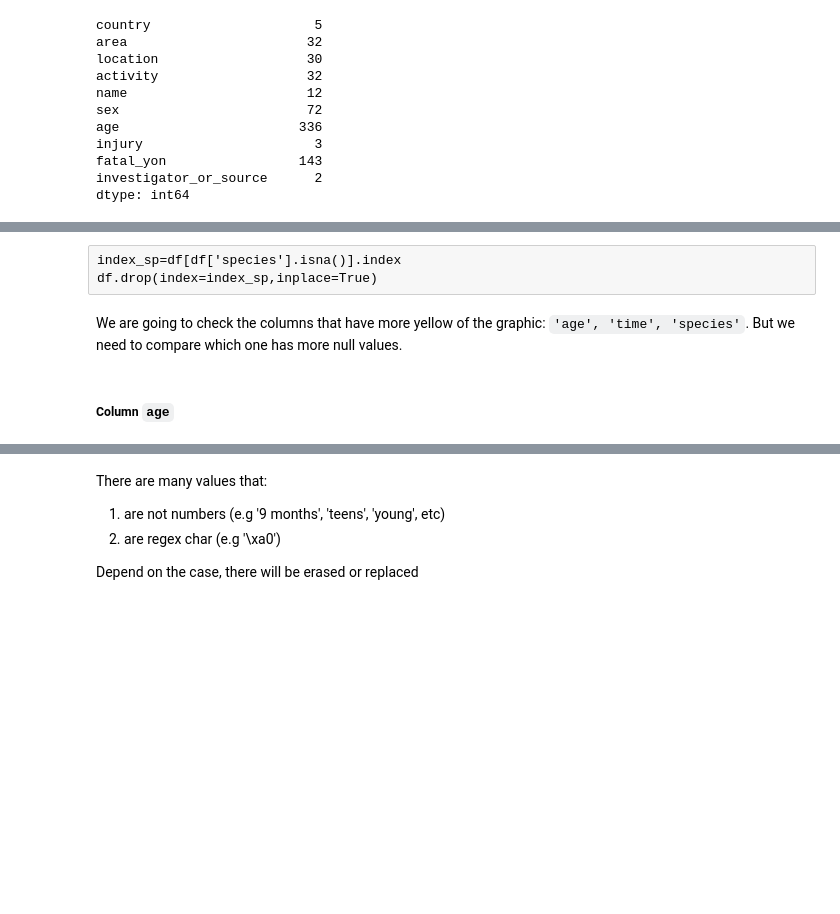
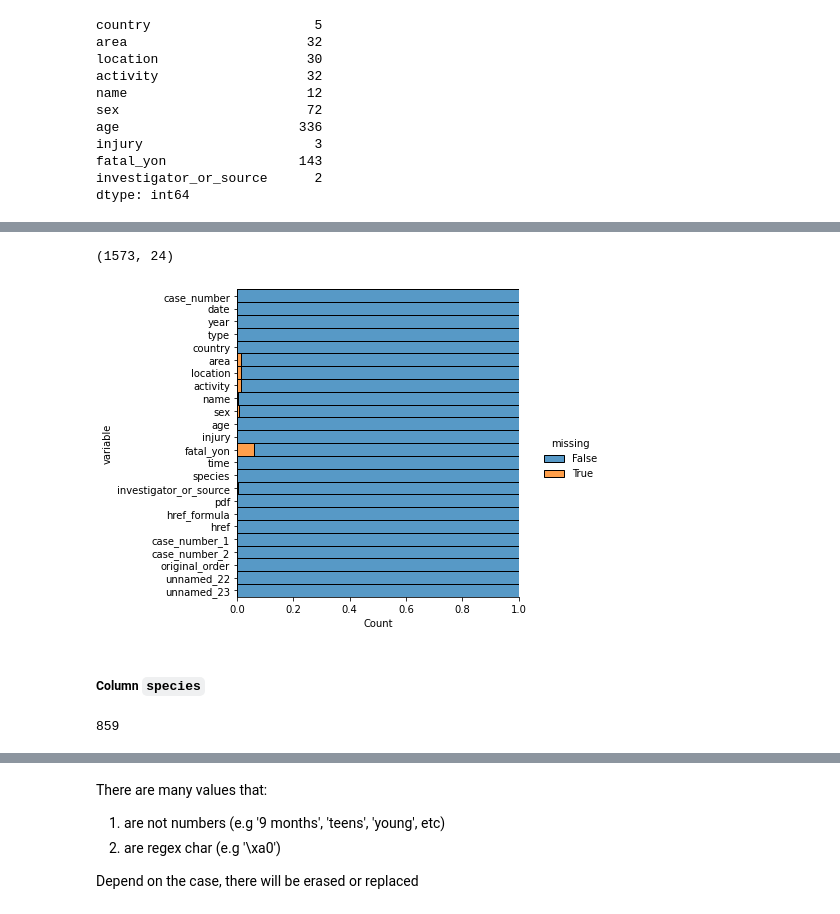
Before and after one commit to iaguerri/Global-Sharks, a Jupyter notebook: nb/DataCleaning-sharks.ipynb, the cells around one changed output, grey strips where cells are left out. Cells and saved outputs as stored; diff of their text form; code cells hidden in the pictures; blank space fills up the shorter version.

Commit message:
checking species unique values

```diff
--- a/nb/DataCleaning-sharks.ipynb
+++ b/nb/DataCleaning-sharks.ipynb
@@ -413,3 +407,0 @@ df.drop(index=index_time,inplace=True)
-# %% [raw]
-index_sp=df[df['species'].isna()].index
-df.drop(index=index_sp,inplace=True)
@@ -419,2 +408,7 @@ nan_cols[nan_cols>0]
+# %%
+index_time=df[df['age'].isna()].index
+df.drop(index=index_time,inplace=True)
 # %%
 df.shape
+# %% [output]
+(1573, 24)
@@ -424,4 +415,16 @@ nan_cols[nan_cols>0]
+# %%
+sns.displot(data=df.isna().melt(value_name="missing"),
+    y="variable",
+    hue="missing",
+    multiple="fill",
+    aspect=1.25)
+
+plt.show()
+# %% [output]
+[figure, added]
+# %% [markdown]
+##### Column `species`
 # %%
-df
+df.species.nunique()
+# %% [output]
+859
-# %% [markdown]
-We are going to check the columns that have more yellow of the graphic: `'age', 'time', 'species'`.  But we need to compare which one has more null values.
@@ -432,2 +430,0 @@ nan_cols[nan_cols>0]
-# %% [markdown]
-##### Column `age`
```
Also changed, not shown: parts of 7 cells of this notebook.
